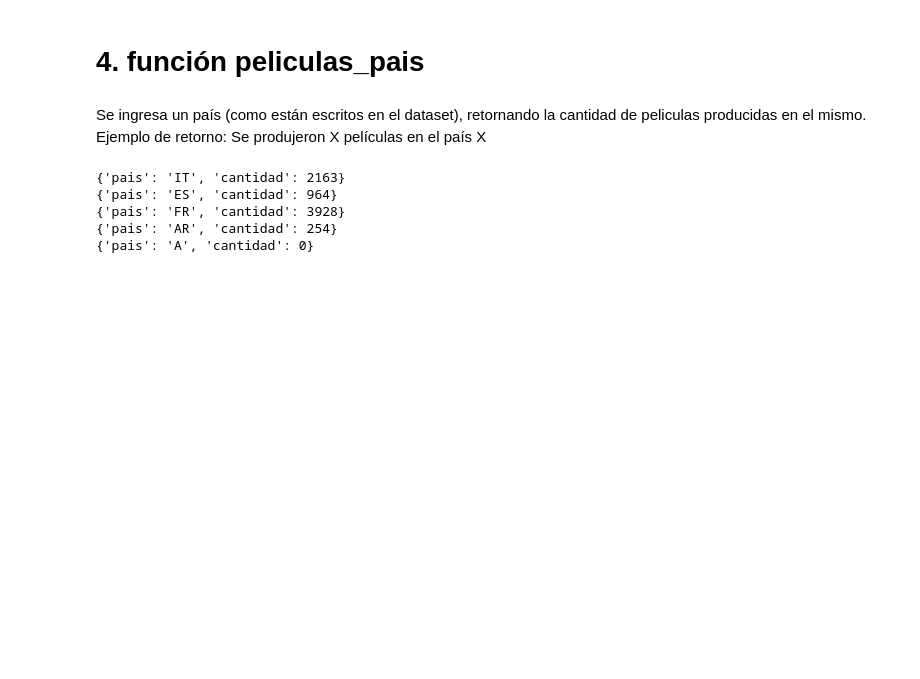
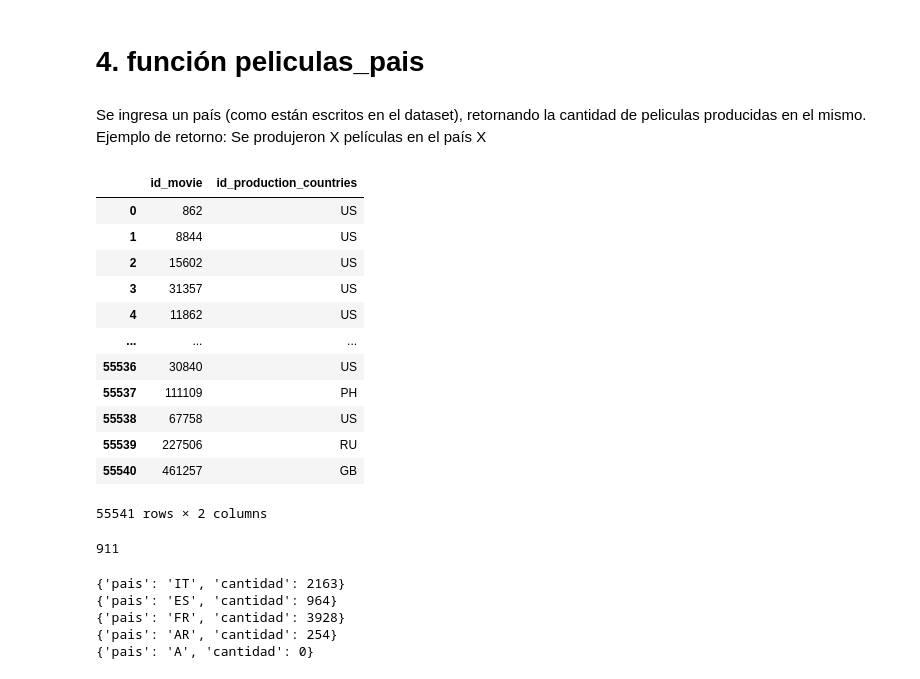
Before and after one commit to rominaEsc/PI_MLOPS_datapt2_streaming, a Jupyter notebook: 6_funciones.ipynb, the cells around one changed output. Cells and saved outputs as stored; diff of their text form; code cells hidden in the pictures; blank space fills up the shorter version.

```diff
--- a/6_funciones.ipynb
+++ b/6_funciones.ipynb
@@ -231,4 +209,24 @@ print (franquicia('James bond Collection'))
 # %% [markdown]
 Se ingresa un país (como están escritos en el dataset), retornando la cantidad de peliculas producidas en el mismo.
 Ejemplo de retorno: Se produjeron X películas en el país X
+# %%
+production_countries
+# %% [output]
+|  | id_movie | id_production_countries |
+| 0 | 862 | US |
+| 1 | 8844 | US |
+| 2 | 15602 | US |
+| 3 | 31357 | US |
+| 4 | 11862 | US |
+| ... | ... | ... |
+| 55536 | 30840 | US |
+| 55537 | 111109 | PH |
+| 55538 | 67758 | US |
+| 55539 | 227506 | RU |
+| 55540 | 461257 | GB |
+55541 rows × 2 columns
+# %%
+production_countries.id_production_countries[production_countries.id_production_countries == 'RU'].count()
+# %% [output]
+911
 # %%
```
Also changed, not shown: parts of 34 cells of this notebook, 2 other files.
